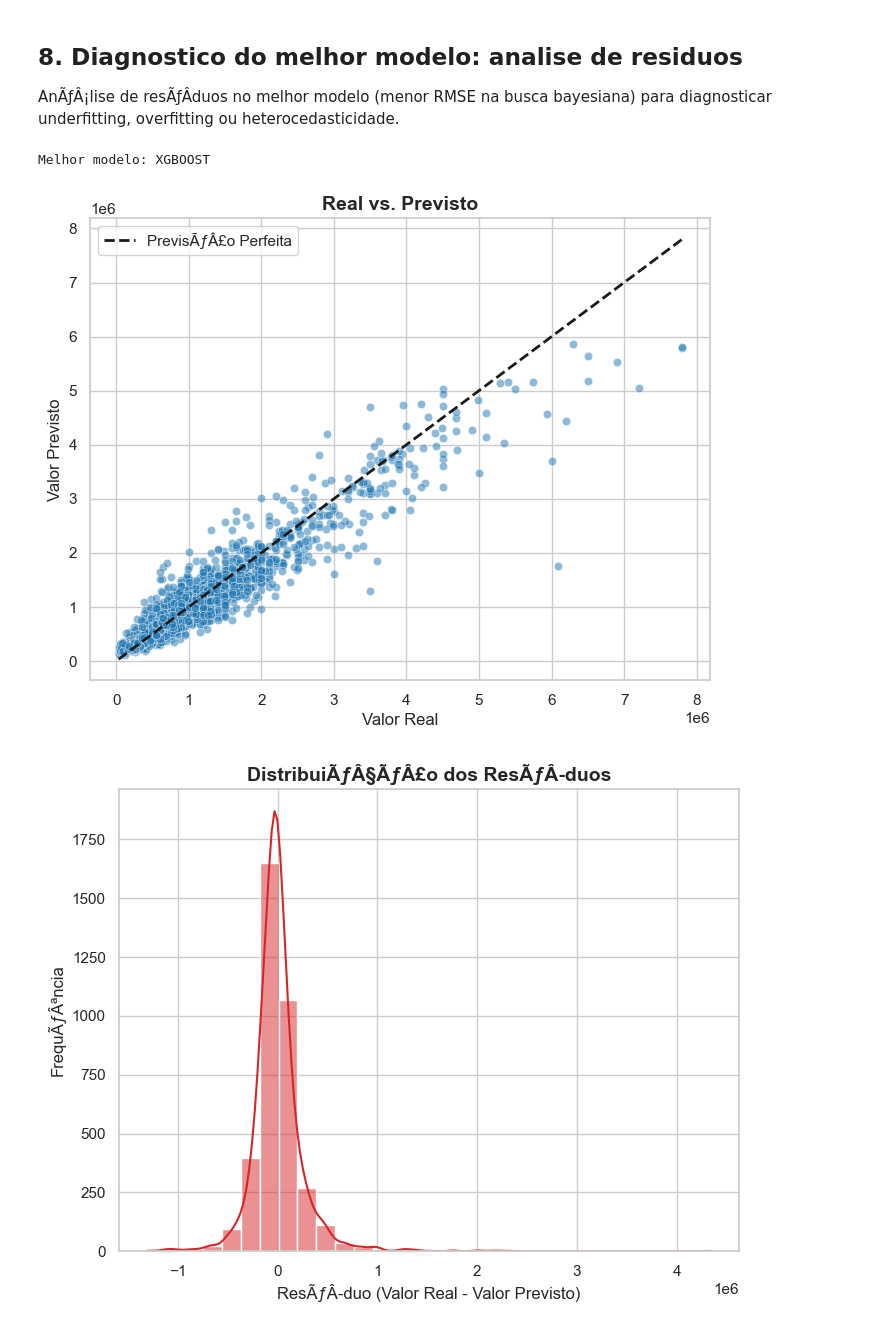
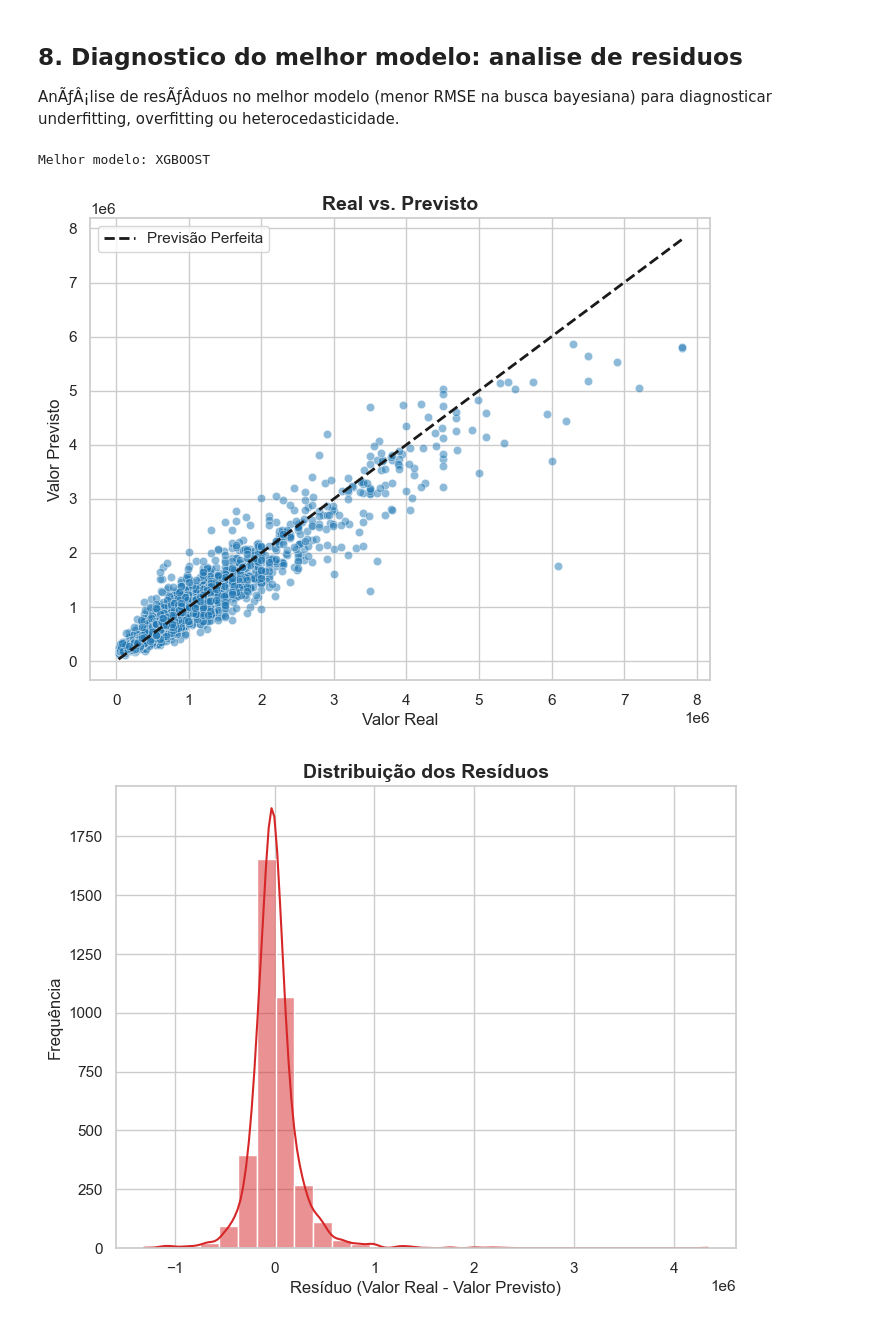
Before and after one commit to OTiaggo/pipeline-de-modelos-preditores-de-precos-de-imoveis-com-dados-em-tempo-real, a Jupyter notebook: modelagem_busca_bayesiana.ipynb, the cells around one changed output. Drawn from its saved outputs; the diff is of its cells as text; code cells hidden in the pictures.

Commit message:
Atualiza artigo, visualizacoes e configuracao docker

```diff
--- a/modelagem_busca_bayesiana.ipynb
+++ b/modelagem_busca_bayesiana.ipynb
@@ -606,40 +606,40 @@ AnÃƒÂ¡lise de resÃƒÂ­duos no melhor modelo (menor RMSE na busca bayesian
 melhor_model_key = ranking_final.sort_values("rmse").iloc[0]["model_key"]
 print(f"Melhor modelo: {melhor_model_key.upper()}")
 
 caminho_modelo = ARTIFACTS_DIR / melhor_model_key / f"{melhor_model_key}.pkl"
 melhor_modelo = joblib.load(caminho_modelo)
 
 y_pred = melhor_modelo.predict(X)
 residuos = y - y_pred
 
 # Valores Reais vs. Previstos
 plt.figure(figsize=(8, 6))
 sns.scatterplot(x=y, y=y_pred, alpha=0.5, color="#1f77b4")
 min_val, max_val = y.min(), y.max()
-plt.plot([min_val, max_val], [min_val, max_val], "k--", lw=2, label="PrevisÃƒÂ£o Perfeita")
+plt.plot([min_val, max_val], [min_val, max_val], "k--", lw=2, label="Previsão Perfeita")
 plt.title("Real vs. Previsto", fontsize=14, fontweight="bold")
 plt.xlabel("Valor Real")
 plt.ylabel("Valor Previsto")
 plt.legend()
 plt.show()
 
-# Histograma dos ResÃƒÂ­duos (Erros)
+# Histograma dos Resíduos (Erros)
 plt.figure(figsize=(8, 6))
 sns.histplot(residuos, kde=True, color="#d62728", bins=30)
-plt.title("DistribuiÃƒÂ§ÃƒÂ£o dos ResÃƒÂ­duos", fontsize=14, fontweight="bold")
-plt.xlabel("ResÃƒÂ­duo (Valor Real - Valor Previsto)")
-plt.ylabel("FrequÃƒÂªncia")
+plt.title("Distribuição dos Resíduos", fontsize=14, fontweight="bold")
+plt.xlabel("Resíduo (Valor Real - Valor Previsto)")
+plt.ylabel("Frequência")
 plt.show()
 
-# ResÃƒÂ­duos vs. Valores Ajustados
+# Resíduos vs. Valores Ajustados
 plt.figure(figsize=(8, 6))
 sns.scatterplot(x=y_pred, y=residuos, alpha=0.5, color="#9467bd")
 plt.axhline(0, color="black", linestyle="--")
-plt.title("ResÃƒÂ­duos vs. Valores Previstos", fontsize=14, fontweight="bold")
+plt.title("Resíduos vs. Valores Previstos", fontsize=14, fontweight="bold")
 plt.xlabel("Valores Previstos")
-plt.ylabel("ResÃƒÂ­duos")
+plt.ylabel("Resíduos")
 plt.show()
 # %% [output]
 Melhor modelo: XGBOOST
-[figure, old version]
+[figure, new version]
-[figure, old version]
+[figure, new version]
```
Also changed, not shown: parts of 2 cells of this notebook, 9 other files.
